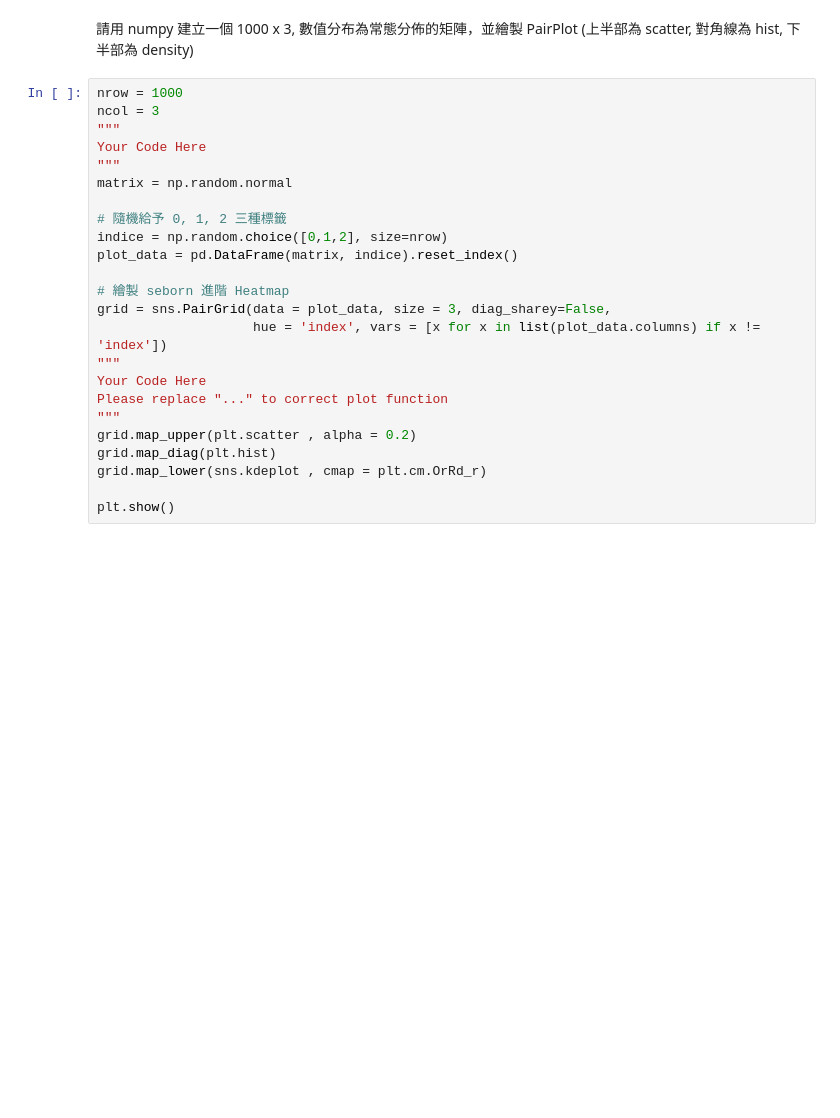
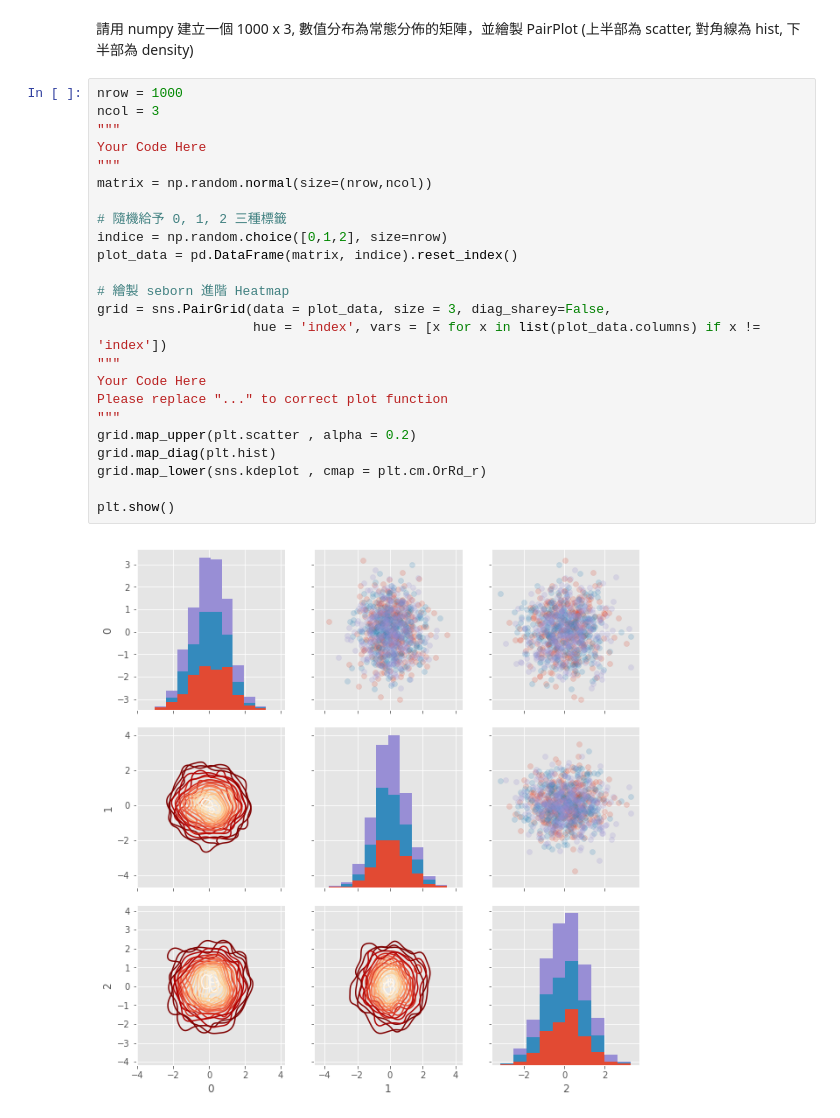
Before and after one commit to wmhou71/4th-ML100days, a Jupyter notebook: homework/Day_020_HW.ipynb, the cells around one changed output. Saved outputs shown, nothing was run; the diff lists cells and outputs as text; blank space fills up the shorter version.

```diff
--- a/homework/Day_020_HW.ipynb
+++ b/homework/Day_020_HW.ipynb
@@ -93,24 +93,26 @@ plt.show()
 # %%
 nrow = 1000
 ncol = 3
 """
 Your Code Here
 """
-matrix = np.random.normal
+matrix = np.random.normal(size=(nrow,ncol))
 
 # 隨機給予 0, 1, 2 三種標籤
 indice = np.random.choice([0,1,2], size=nrow)
 plot_data = pd.DataFrame(matrix, indice).reset_index()
 
 # 繪製 seborn 進階 Heatmap
 grid = sns.PairGrid(data = plot_data, size = 3, diag_sharey=False,
                     hue = 'index', vars = [x for x in list(plot_data.columns) if x != 'index'])
 """
 Your Code Here
 Please replace "..." to correct plot function
 """
 grid.map_upper(plt.scatter , alpha = 0.2)
 grid.map_diag(plt.hist)
 grid.map_lower(sns.kdeplot , cmap = plt.cm.OrRd_r)
 
 plt.show()
+# %% [output]
+[figure, added]
```
Also changed, not shown: parts of 2 cells of this notebook.
